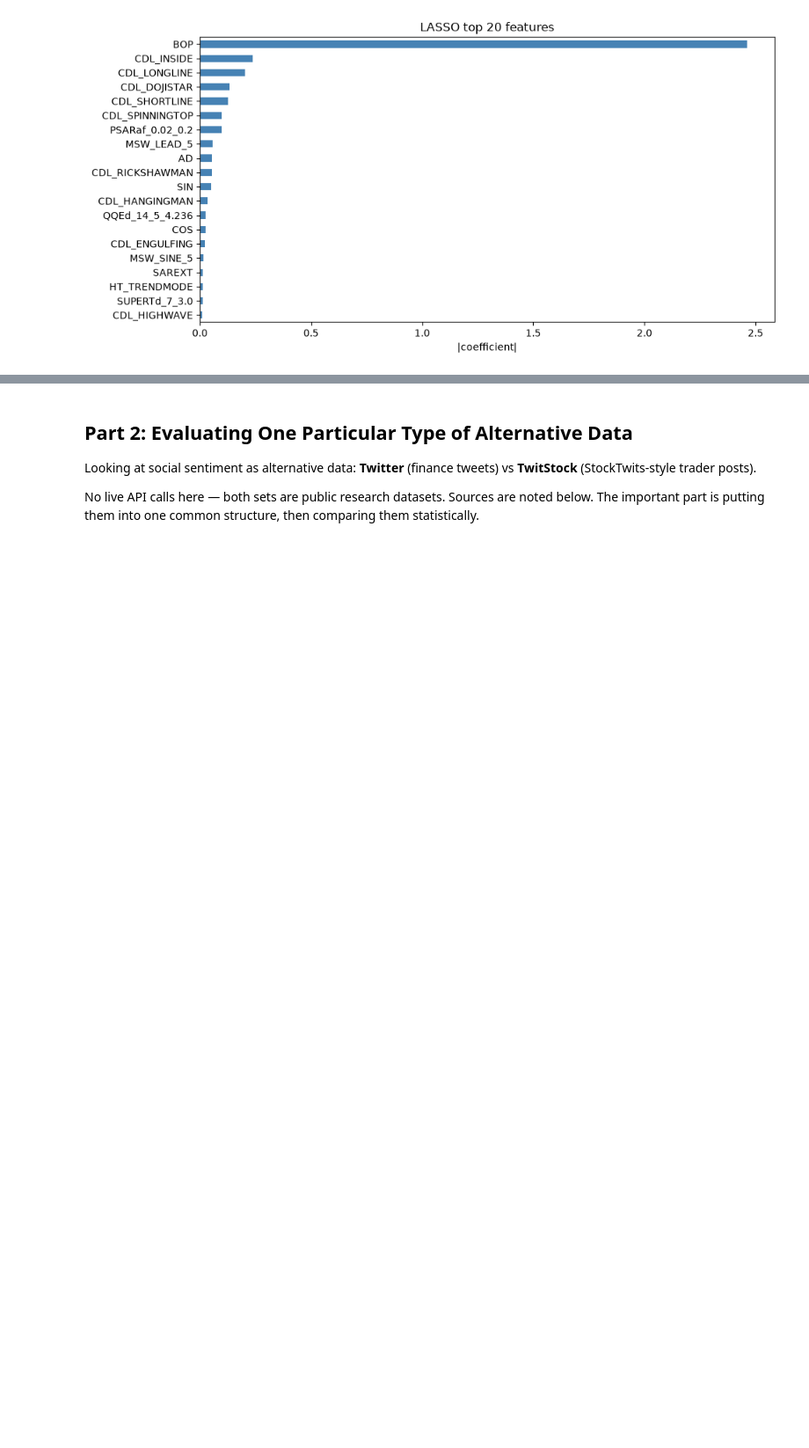
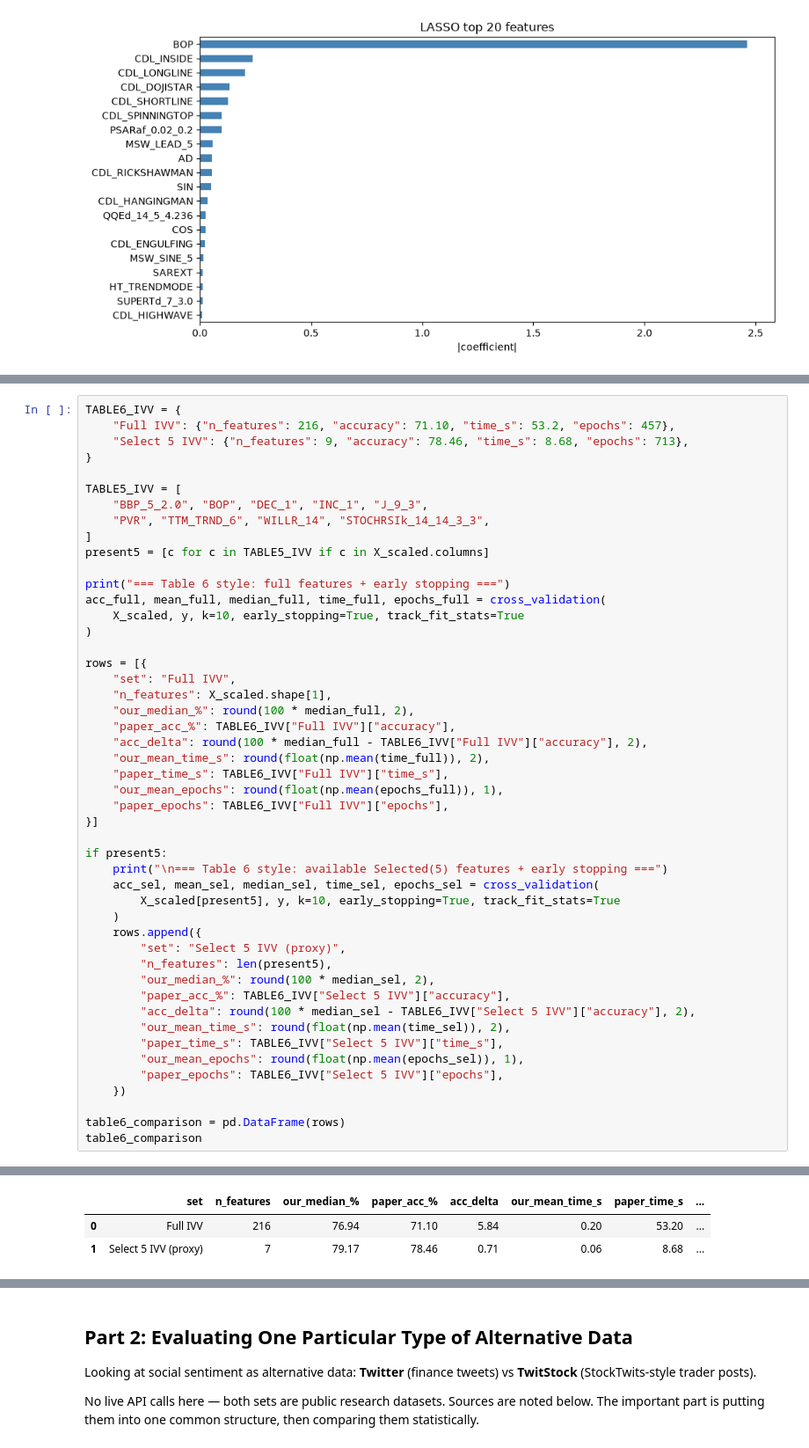
Before and after one commit to saobangmath/MscFE, a Jupyter notebook: FinancialData/project.ipynb, the cells around one changed output, grey strips where cells are left out. Shown at 88% size. Drawn from its saved outputs; the diff is of its cells as text; blank space fills up the shorter version.

```diff
--- a/FinancialData/project.ipynb
+++ b/FinancialData/project.ipynb
@@ -603,0 +630,49 @@ Ours median: 77.98% | delta: -0.56
+# %%
+TABLE6_IVV = {
+    "Full IVV": {"n_features": 216, "accuracy": 71.10, "time_s": 53.2, "epochs": 457},
+    "Select 5 IVV": {"n_features": 9, "accuracy": 78.46, "time_s": 8.68, "epochs": 713},
+}
+
+TABLE5_IVV = [
+    "BBP_5_2.0", "BOP", "DEC_1", "INC_1", "J_9_3",
+    "PVR", "TTM_TRND_6", "WILLR_14", "STOCHRSIk_14_14_3_3",
+]
+present5 = [c for c in TABLE5_IVV if c in X_scaled.columns]
+
+print("=== Table 6 style: full features + early stopping ===")
+acc_full, mean_full, median_full, time_full, epochs_full = cross_validation(
+    X_scaled, y, k=10, early_stopping=True, track_fit_stats=True
+)
+
+rows = [{
+    "set": "Full IVV",
+    "n_features": X_scaled.shape[1],
+    "our_median_%": round(100 * median_full, 2),
+    "paper_acc_%": TABLE6_IVV["Full IVV"]["accuracy"],
+    "acc_delta": round(100 * median_full - TABLE6_IVV["Full IVV"]["accuracy"], 2),
+    "our_mean_time_s": round(float(np.mean(time_full)), 2),
+    "paper_time_s": TABLE6_IVV["Full IVV"]["time_s"],
+    "our_mean_epochs": round(float(np.mean(epochs_full)), 1),
+    "paper_epochs": TABLE6_IVV["Full IVV"]["epochs"],
+}]
+
+if present5:
+    print("\n=== Table 6 style: available Selected(5) features + early stopping ===")
+    acc_sel, mean_sel, median_sel, time_sel, epochs_sel = cross_validation(
+        X_scaled[present5], y, k=10, early_stopping=True, track_fit_stats=True
+    )
+    rows.append({
+        "set": "Select 5 IVV (proxy)",
+        "n_features": len(present5),
+        "our_median_%": round(100 * median_sel, 2),
+        "paper_acc_%": TABLE6_IVV["Select 5 IVV"]["accuracy"],
+        "acc_delta": round(100 * median_sel - TABLE6_IVV["Select 5 IVV"]["accuracy"], 2),
+        "our_mean_time_s": round(float(np.mean(time_sel)), 2),
+        "paper_time_s": TABLE6_IVV["Select 5 IVV"]["time_s"],
+        "our_mean_epochs": round(float(np.mean(epochs_sel)), 1),
+        "paper_epochs": TABLE6_IVV["Select 5 IVV"]["epochs"],
+    })
+
+table6_comparison = pd.DataFrame(rows)
+table6_comparison
+# %% [output]
@@ -603,0 +696,3 @@ Ours median: 77.98% | delta: -0.56
+|  | set | n_features | our_median_% | paper_acc_% | acc_delta | our_mean_time_s | paper_time_s | ... |
+| 0 | Full IVV | 216 | 76.94 | 71.10 | 5.84 | 0.20 | 53.20 | ... |
+| 1 | Select 5 IVV (proxy) | 7 | 79.17 | 78.46 | 0.71 | 0.06 | 8.68 | ... |
```
Also changed, not shown: parts of 37 cells of this notebook.
